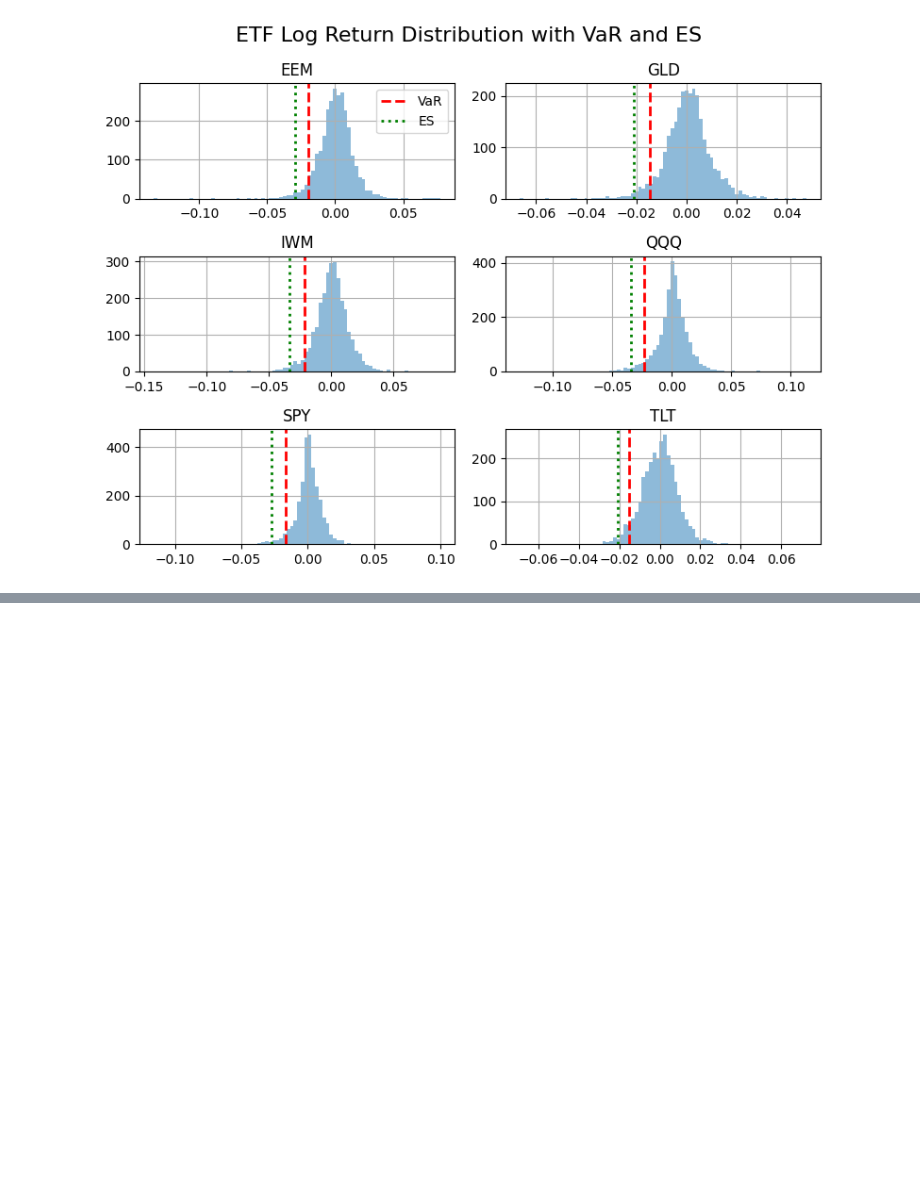
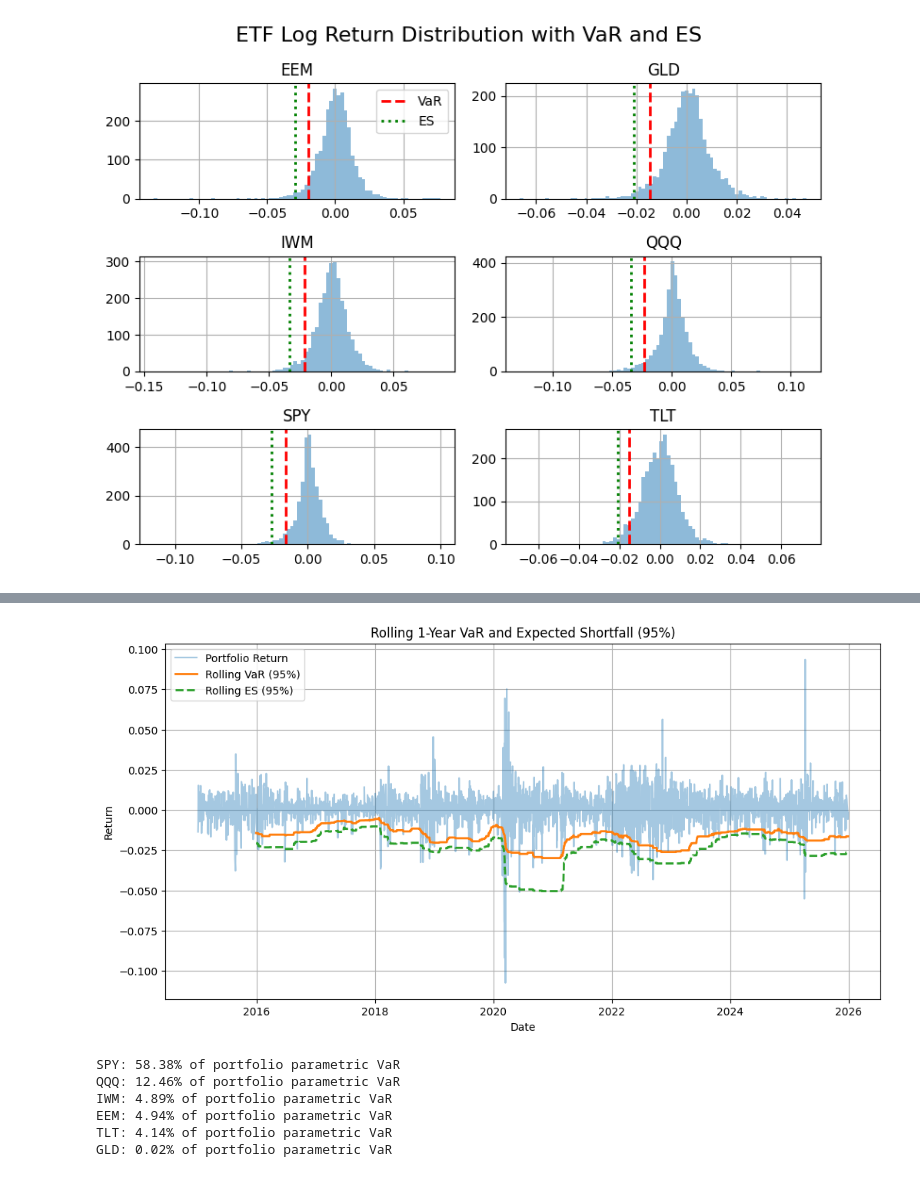
Before and after one commit to hsiuhsil/options_futures_derivatives, a Jupyter notebook: notebooks/Value at Risk and Expected Shortfall.ipynb, the cells around one changed output, grey strips where cells are left out. Cells and saved outputs as stored; diff of their text form; code cells hidden in the pictures; blank space fills up the shorter version.

```diff
--- a/notebooks/Value at Risk and Expected Shortfall.ipynb
+++ b/notebooks/Value at Risk and Expected Shortfall.ipynb
@@ -105,0 +141,62 @@ plt.show()
+# %%
+window = 250
+k = 0.05
+
+rolling_var = portfolio_returns.rolling(window).apply(
+    lambda x: historical_var(x, k),
+    raw=True
+)
+
+rolling_es = portfolio_returns.rolling(window).apply(
+    lambda x: historical_es(x, k),
+    raw=True
+)
+
+rolling_var = rolling_var.dropna()
+rolling_es = rolling_es.dropna()
+# %%
+plt.figure(figsize=(12,6))
+
+plt.plot(portfolio_returns.index, portfolio_returns,
+         label="Portfolio Return", alpha=0.4)
+
+plt.plot(rolling_var.index, -rolling_var,
+         label="Rolling VaR (95%)", linewidth=2)
+
+plt.plot(rolling_es.index, -rolling_es, linestyle='--',
+         label="Rolling ES (95%)", linewidth=2)
+
+plt.title("Rolling 1-Year VaR and Expected Shortfall (95%)")
+plt.xlabel("Date")
+plt.ylabel("Return")
+
+plt.legend()
+plt.grid(True)
+
+plt.show()
+# %% [output]
+[figure, added]
+# %%
+# weights must be numpy array
+weights = np.array([0.5, 0.3, 0.05, 0.05, 0.05, 0.05])
+cov_matrix = log_returns.cov()  # covariance matrix of ETFs
+sigma_p = np.sqrt(weights @ cov_matrix.values @ weights.T)
+
+# Marginal contribution to portfolio std
+marginal_std = cov_matrix.values @ weights / sigma_p
+
+# Contribution to parametric VaR
+marginal_var_contrib = marginal_std * norm.ppf(alpha)
+
+# Contribution in proportion to total portfolio VaR
+prop_contrib = (weights * marginal_std * -norm.ppf(alpha)) / parametric_var
+
+for ticker, contrib in zip(tickers, prop_contrib):
+    print(f"{ticker}: {contrib:.2%} of portfolio parametric VaR")
+# %% [output]
+SPY: 58.38% of portfolio parametric VaR
+QQQ: 12.46% of portfolio parametric VaR
+IWM: 4.89% of portfolio parametric VaR
+EEM: 4.94% of portfolio parametric VaR
+TLT: 4.14% of portfolio parametric VaR
+GLD: 0.02% of portfolio parametric VaR
```
Also changed, not shown: parts of 4 cells of this notebook.
